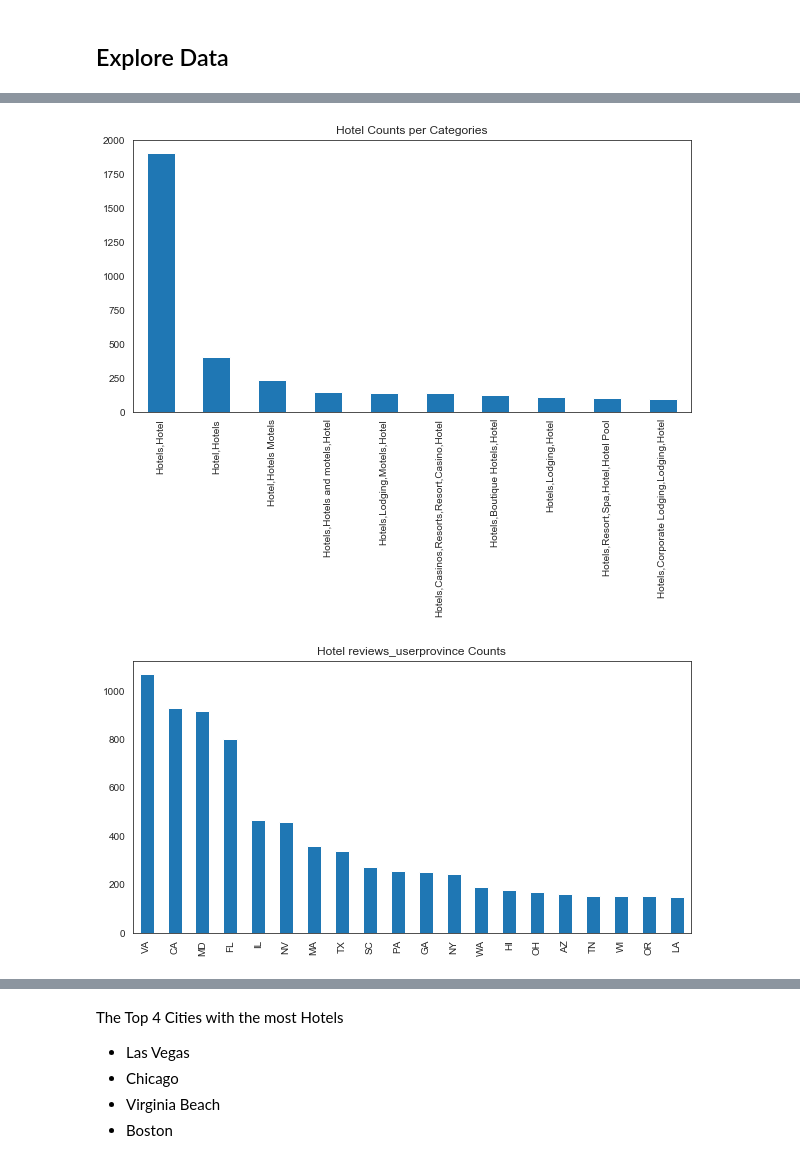
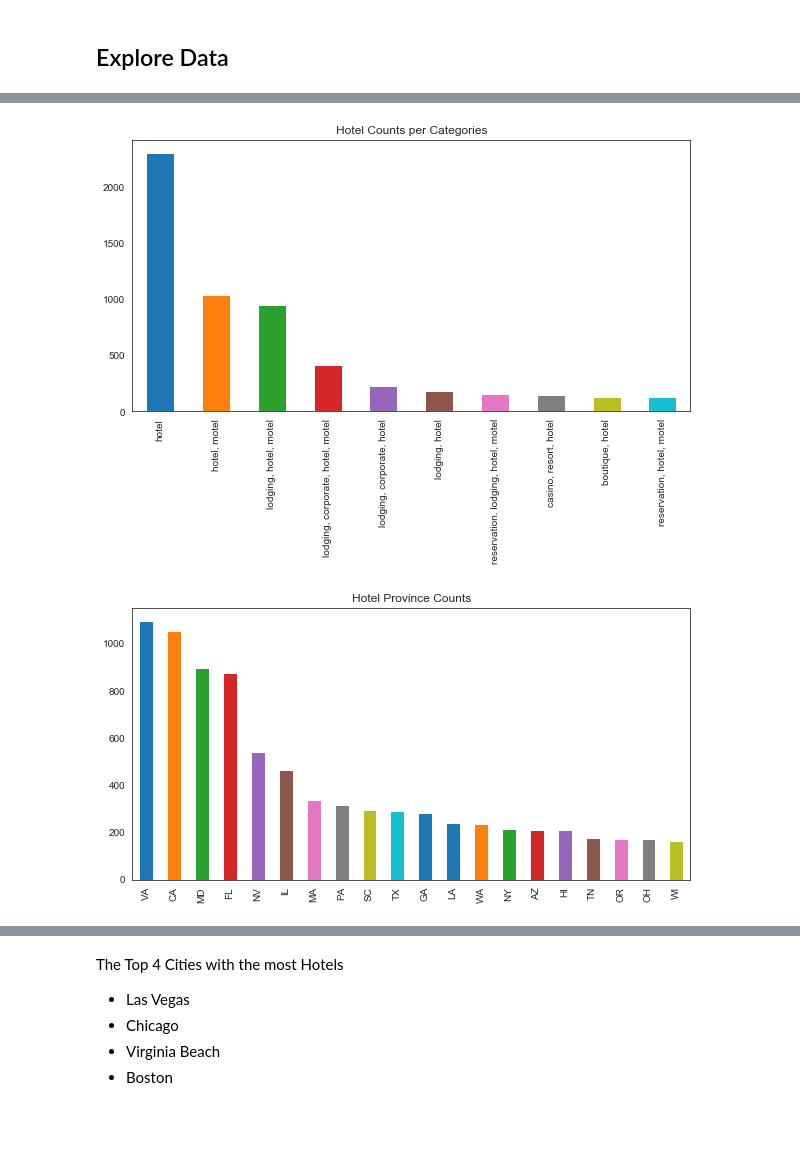
Before and after one commit to mguemon/Hotel_Review_Project, a Jupyter notebook: hotel_reviews.ipynb, the cells around one changed output, grey strips where cells are left out. Cells and saved outputs as stored; diff of their text form; code cells hidden in the pictures; blank space fills up the shorter version.

Commit message:
Add Clean Databases

```diff
--- a/hotel_reviews.ipynb
+++ b/hotel_reviews.ipynb
@@ -136,0 +276,22 @@ df['reviews_usercity'].fillna(value = df['city'], inplace=True)
+# %%
+for i in range(len(df0)):
+
+    single_list = []
+    # I did multiple split and joins on this data because of the unnecessary &, ',', and white space
+    the_and = ''.join(df0.primarycategories[i].lower().split('&'))
+    comma = ' '.join(the_and.split(','))
+    double = ' '.join(comma.split('  '))
+    # Once I had each word separated by one space, I ignored the words that always went together
+    for item in double.split(' '):
+        if item == 'services':
+            continue
+        elif item == 'arts':
+            continue
+        elif item == 'social':
+            continue
+        else:
+            # I took these remaining words at added them to a list
+            single_list.append(item)
+
+    # I joined the cleaned list of words into a single string and entered them into the clean_data
+    clean_data.primarycategories[i] = ', '.join(single_list)
@@ -136,0 +331,12 @@ df['reviews_usercity'].fillna(value = df['city'], inplace=True)
+# %%
+# Empty dataset to put the reorganized and cleaned up data
+df1 = pd.DataFrame(index=range(0,10000), columns=['reviews_rating', 'reviews_title', 'reviews_text', 'hotel_name',
+                                                 'clean_categories', 'primary_categories', 'address', 'city', 'province',
+                                                 'country', 'postalcode', 'latitude', 'longitude', 'dateadded',
+                                                  'dateupdated', 'reviews_date', 'reviews_dateseen', 'reviews_usercity',
+                                                  'reviews_userprovince', 'reviews_username'])
+# %%
+# For the columns with the same name and data I filled them with the info from df0
+for each in df1.columns:
+    if each in df0.columns:
+        df1[each] = df0[each]
@@ -136,0 +353,5 @@ df['reviews_usercity'].fillna(value = df['city'], inplace=True)
+# %%
+# Filling in the columns where I changed the column name or inserted my cleaned data.
+df1.hotel_name = df0.name
+df1.clean_categories = clean_data.categories
+df1.primary_categories = clean_data.primarycategories
@@ -177,17 +370,17 @@ dtype: object
 # %%
 # List of Categories
 plt.figure(figsize=(10, 5))
-df.categories.value_counts().head(10).plot(kind='bar')
+df1.clean_categories.value_counts().head(10).plot(kind='bar')
 plt.title('Hotel Counts per Categories')
 plt.show()
 # %% [output]
-[figure, old version]
+[figure, new version]
 # %%
 plt.figure(figsize=(10, 5))
-df.reviews_userprovince.value_counts().head(20).plot(kind='bar')
-plt.title('Hotel reviews_userprovince Counts')
+df1.province.value_counts().head(20).plot(kind='bar')
+plt.title('Hotel Province Counts')
 plt.show()
 # %% [output]
-[figure, old version]
+[figure, new version]
 # %%
 plt.figure(figsize=(10, 5))
```
Also changed, not shown: parts of 34 cells of this notebook.
